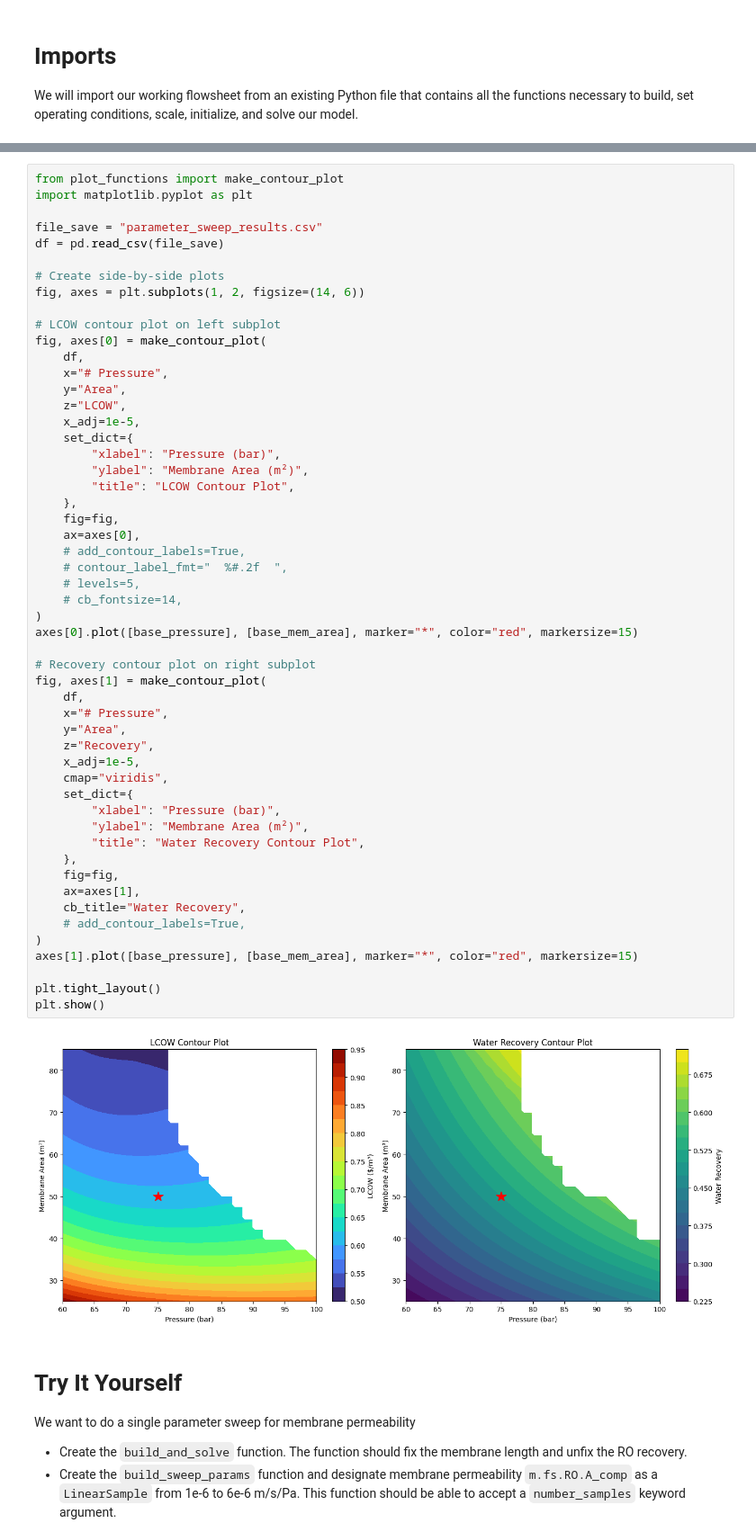
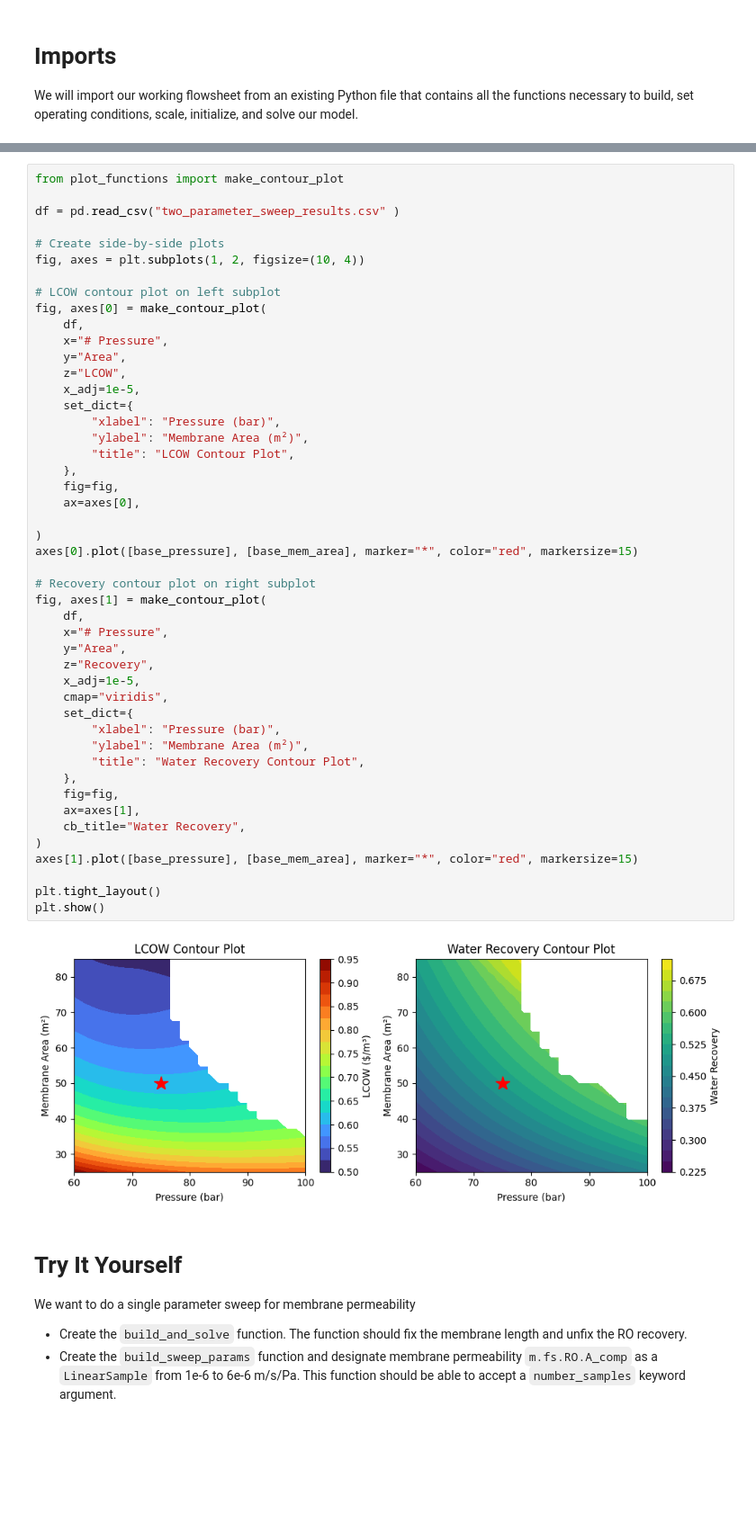
Before and after one commit to sufikaur/myfork-watertap_academy_fall_2025, a Jupyter notebook: week5/parameter_sweep_demo.ipynb, the cells around one changed output, grey strips where cells are left out. Shown at 90% size. Cells and saved outputs as stored; diff of their text form; blank space fills up the shorter version.

```diff
--- a/week5/parameter_sweep_demo.ipynb
+++ b/week5/parameter_sweep_demo.ipynb
@@ -326,12 +346,10 @@ model.name="unknown";
 # %%
 from plot_functions import make_contour_plot
-import matplotlib.pyplot as plt
 
-file_save = "parameter_sweep_results.csv"
-df = pd.read_csv(file_save)
+df = pd.read_csv("two_parameter_sweep_results.csv" )
 
 # Create side-by-side plots
-fig, axes = plt.subplots(1, 2, figsize=(14, 6))
+fig, axes = plt.subplots(1, 2, figsize=(10, 4))
 
 # LCOW contour plot on left subplot
 fig, axes[0] = make_contour_plot(
@@ -345,39 +363,35 @@ fig, axes[0] = make_contour_plot(
         "ylabel": "Membrane Area (m²)",
         "title": "LCOW Contour Plot",
     },
     fig=fig,
     ax=axes[0],
-    # add_contour_labels=True,
-    # contour_label_fmt="  %#.2f  ",
-    # levels=5,
-    # cb_fontsize=14,
+
 )
 axes[0].plot([base_pressure], [base_mem_area], marker="*", color="red", markersize=15)
 
 # Recovery contour plot on right subplot
 fig, axes[1] = make_contour_plot(
     df,
     x="# Pressure",
     y="Area",
     z="Recovery",
     x_adj=1e-5,
     cmap="viridis",
     set_dict={
         "xlabel": "Pressure (bar)",
         "ylabel": "Membrane Area (m²)",
         "title": "Water Recovery Contour Plot",
     },
     fig=fig,
     ax=axes[1],
     cb_title="Water Recovery",
-    # add_contour_labels=True,
 )
 axes[1].plot([base_pressure], [base_mem_area], marker="*", color="red", markersize=15)
 
 plt.tight_layout()
 plt.show()
 # %% [output]
-[figure, old version]
+[figure, new version]
 # %% [markdown]
 # Try It Yourself
 We want to do a single parameter sweep for membrane permeability
```
Also changed, not shown: parts of 35 cells of this notebook, 1 other file.
